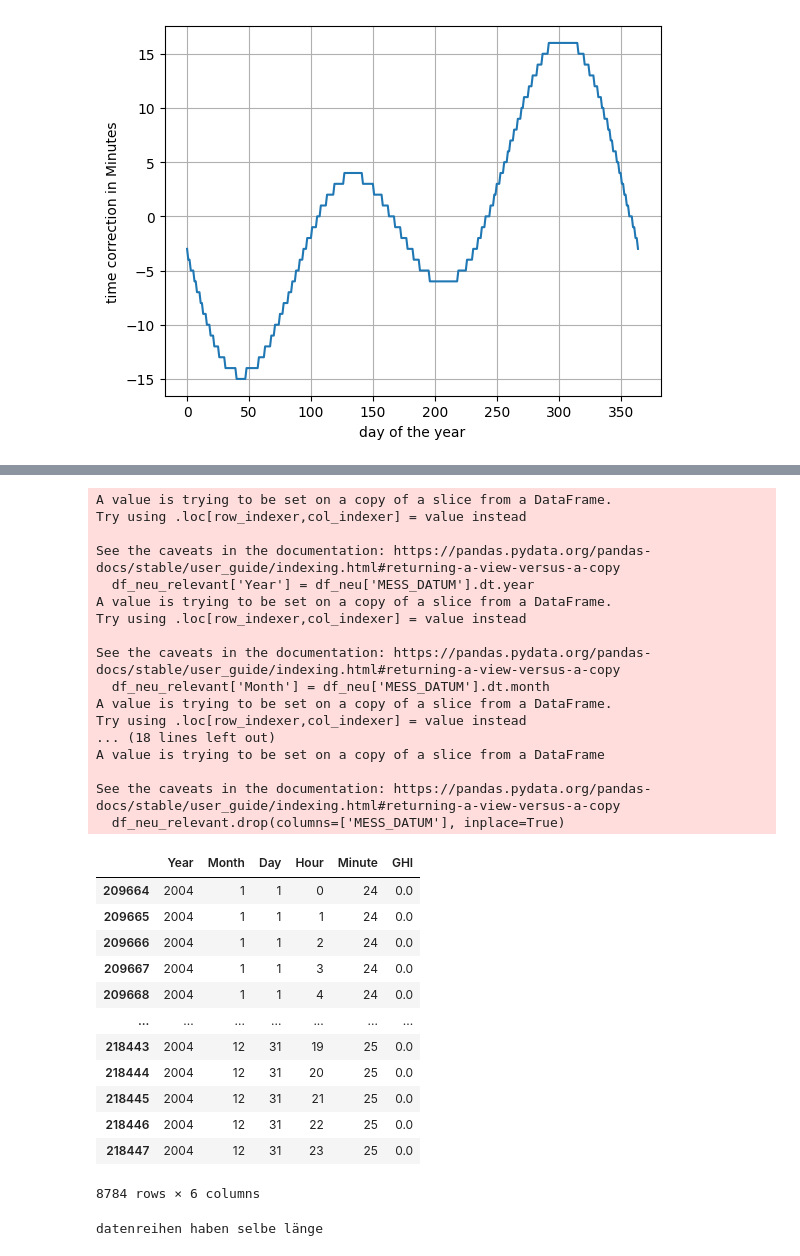
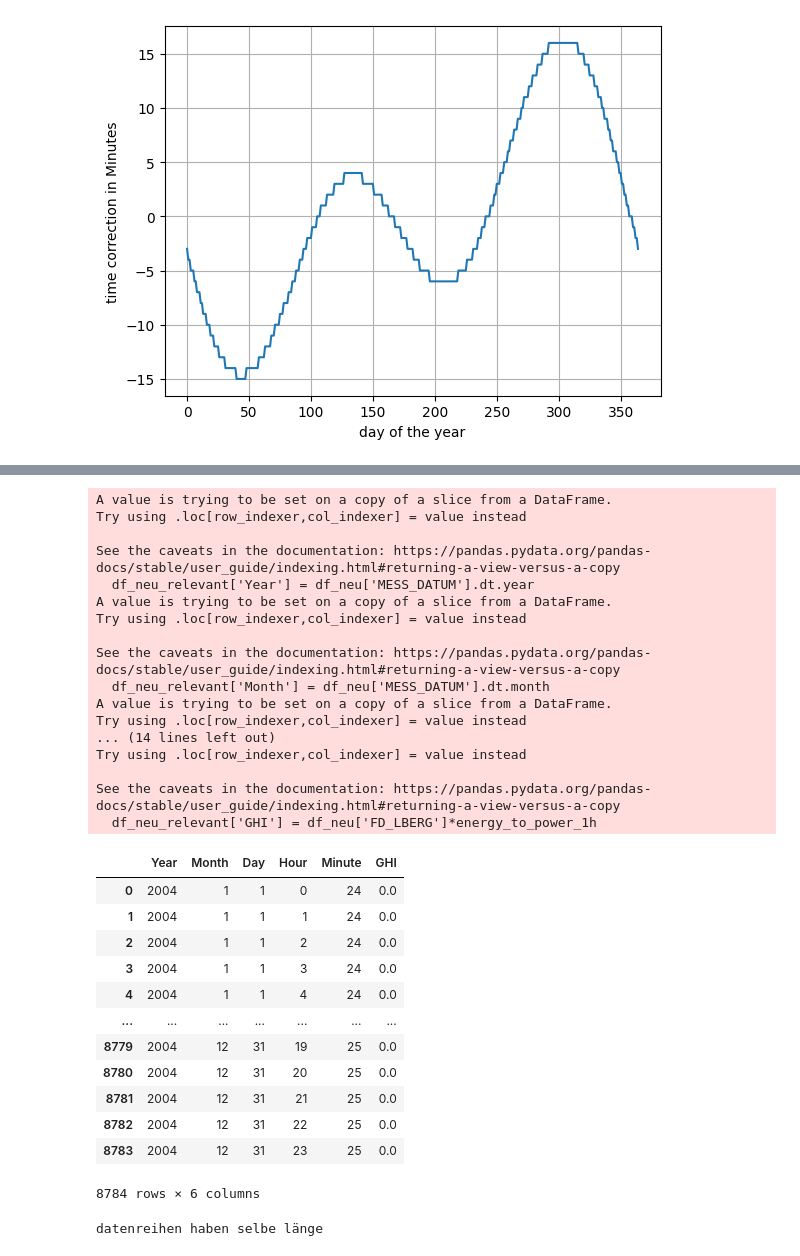
Before and after one commit to CasGross/work_things_at_Kraftwerk, a Jupyter notebook: Wetterzeitreihen/dwd_to_csv_quick.ipynb, the cells around one changed output, grey strips where cells are left out. Cells and saved outputs as stored; diff of their text form; code cells hidden in the pictures.

```diff
--- a/Wetterzeitreihen/dwd_to_csv_quick.ipynb
+++ b/Wetterzeitreihen/dwd_to_csv_quick.ipynb
@@ -78,9 +78,9 @@ ende = pd.Timestamp('2004-12-31 23:50')
 
 
 # Filtere den DataFrame im gewünschten Zeitraum
-df_neu = df_neu[(df_neu['MESS_DATUM'] >= start) & (df_neu['MESS_DATUM'] <= ende)]
-df_neu_tamb = df_neu_tamb[(df_neu_tamb['MESS_DATUM'] >= start) & (df_neu_tamb['MESS_DATUM'] <= ende)]
+df_neu = df_neu[(df_neu['MESS_DATUM'] >= start) & (df_neu['MESS_DATUM'] <= ende)].reset_index(drop=True)
+df_neu_tamb = df_neu_tamb[(df_neu_tamb['MESS_DATUM'] >= start) & (df_neu_tamb['MESS_DATUM'] <= ende)].reset_index(drop=True)
 
 
-df_neu_tamb
+df_neu
 # %% [output]
@@ -153,7 +186,7 @@ WOZ = df_neu['MESS_DATUM'][(df_neu['MESS_DATUM'] >= start) & (df_neu['MESS_DATUM
 #df_neu = df_neu.drop(columns=['STATIONS_ID'])
 #df_neu = df_neu.drop(columns=['QN'])
 
-df_neu_relevant = df_neu[['MESS_DATUM']]
+#df_neu_relevant = df_neu[['MESS_DATUM']]
 
 df_neu_relevant['Year'] = df_neu['MESS_DATUM'].dt.year
 df_neu_relevant['Month'] = df_neu['MESS_DATUM'].dt.month
@@ -163,48 +196,48 @@ df_neu_relevant['Minute'] = df_neu['MESS_DATUM'].dt.minute
 
 
 df_neu_relevant['GHI'] = df_neu['FD_LBERG']*energy_to_power_1h
 
 #bisschen unschön, aber dann passt es: GHI ans Ende
 # hier sollte es noch GS_10 heißen!
 # df_neu_relevant['GHI'] = df_neu['GS_10'] # nochmal gegenchecken
 
 
-df_neu_relevant.drop(columns=['MESS_DATUM'], inplace=True)
+#df_neu_relevant.drop(columns=['MESS_DATUM'], inplace=True)
 #df_neu_relevant.drop(columns=['GS_10'], inplace=True)
 
 df_neu_relevant
 
 #   -->  Ziel Format: ;;;;;W/m2;W/m2;deg.C
 # %% [output]
 A value is trying to be set on a copy of a slice from a DataFrame.
 Try using .loc[row_indexer,col_indexer] = value instead
 
 See the caveats in the documentation: https://pandas.pydata.org/pandas-docs/stable/user_guide/indexing.html#returning-a-view-versus-a-copy
   df_neu_relevant['Year'] = df_neu['MESS_DATUM'].dt.year
 A value is trying to be set on a copy of a slice from a DataFrame.
 Try using .loc[row_indexer,col_indexer] = value instead
 
 See the caveats in the documentation: https://pandas.pydata.org/pandas-docs/stable/user_guide/indexing.html#returning-a-view-versus-a-copy
   df_neu_relevant['Month'] = df_neu['MESS_DATUM'].dt.month
 A value is trying to be set on a copy of a slice from a DataFrame.
 Try using .loc[row_indexer,col_indexer] = value instead
-... (18 lines left out)
-A value is trying to be set on a copy of a slice from a DataFrame
+... (14 lines left out)
+Try using .loc[row_indexer,col_indexer] = value instead
 
 See the caveats in the documentation: https://pandas.pydata.org/pandas-docs/stable/user_guide/indexing.html#returning-a-view-versus-a-copy
-  df_neu_relevant.drop(columns=['MESS_DATUM'], inplace=True)
+  df_neu_relevant['GHI'] = df_neu['FD_LBERG']*energy_to_power_1h
 |  | Year | Month | Day | Hour | Minute | GHI |
-| 209664 | 2004 | 1 | 1 | 0 | 24 | 0.0 |
-| 209665 | 2004 | 1 | 1 | 1 | 24 | 0.0 |
-| 209666 | 2004 | 1 | 1 | 2 | 24 | 0.0 |
-| 209667 | 2004 | 1 | 1 | 3 | 24 | 0.0 |
-| 209668 | 2004 | 1 | 1 | 4 | 24 | 0.0 |
+| 0 | 2004 | 1 | 1 | 0 | 24 | 0.0 |
+| 1 | 2004 | 1 | 1 | 1 | 24 | 0.0 |
+| 2 | 2004 | 1 | 1 | 2 | 24 | 0.0 |
+| 3 | 2004 | 1 | 1 | 3 | 24 | 0.0 |
+| 4 | 2004 | 1 | 1 | 4 | 24 | 0.0 |
 | ... | ... | ... | ... | ... | ... | ... |
-| 218443 | 2004 | 12 | 31 | 19 | 25 | 0.0 |
-| 218444 | 2004 | 12 | 31 | 20 | 25 | 0.0 |
-| 218445 | 2004 | 12 | 31 | 21 | 25 | 0.0 |
-| 218446 | 2004 | 12 | 31 | 22 | 25 | 0.0 |
-| 218447 | 2004 | 12 | 31 | 23 | 25 | 0.0 |
+| 8779 | 2004 | 12 | 31 | 19 | 25 | 0.0 |
+| 8780 | 2004 | 12 | 31 | 20 | 25 | 0.0 |
+| 8781 | 2004 | 12 | 31 | 21 | 25 | 0.0 |
+| 8782 | 2004 | 12 | 31 | 22 | 25 | 0.0 |
+| 8783 | 2004 | 12 | 31 | 23 | 25 | 0.0 |
 8784 rows × 6 columns
 # %%
 if len(df_neu_tamb) == len(df_neu):
```
Also changed, not shown: parts of 4 cells of this notebook.
